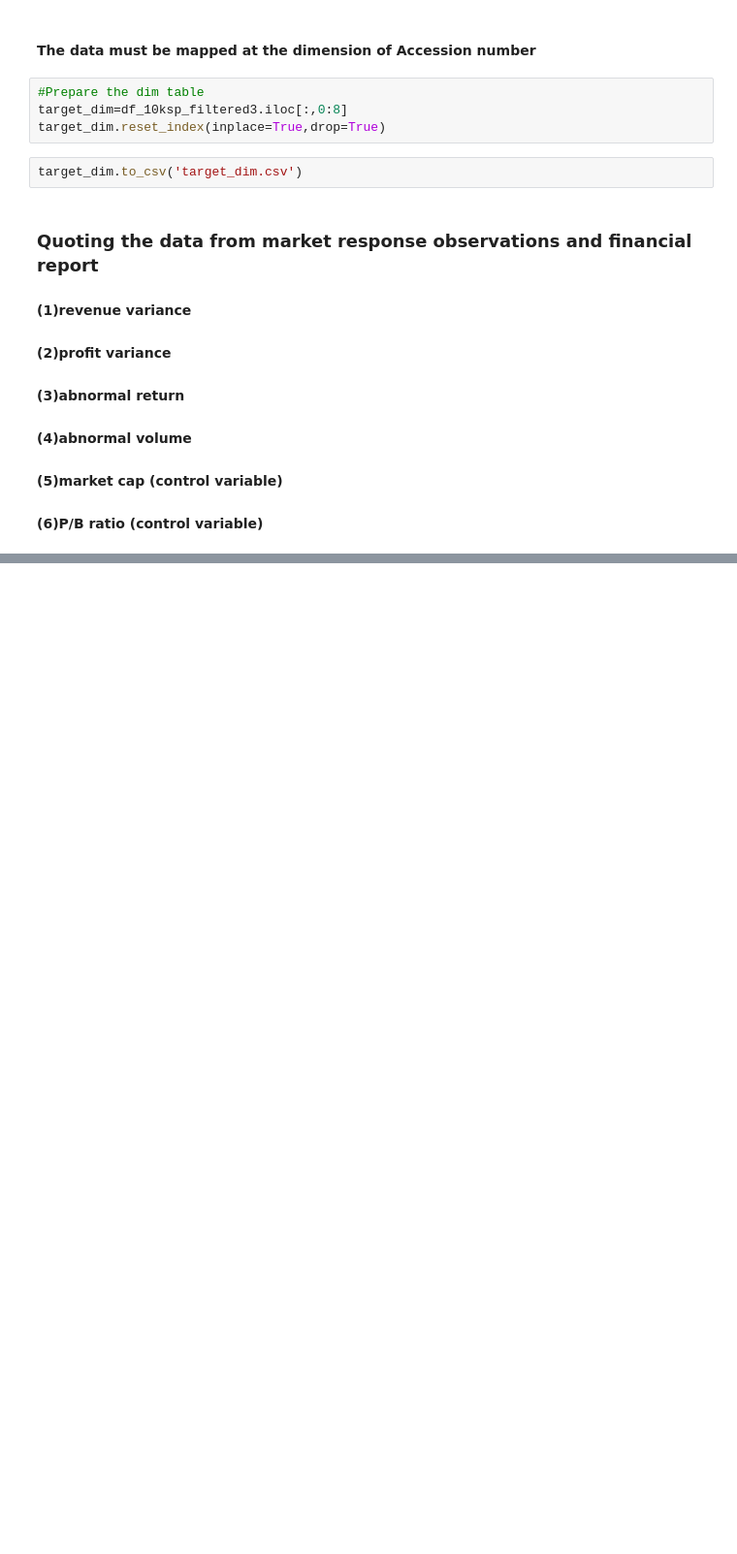
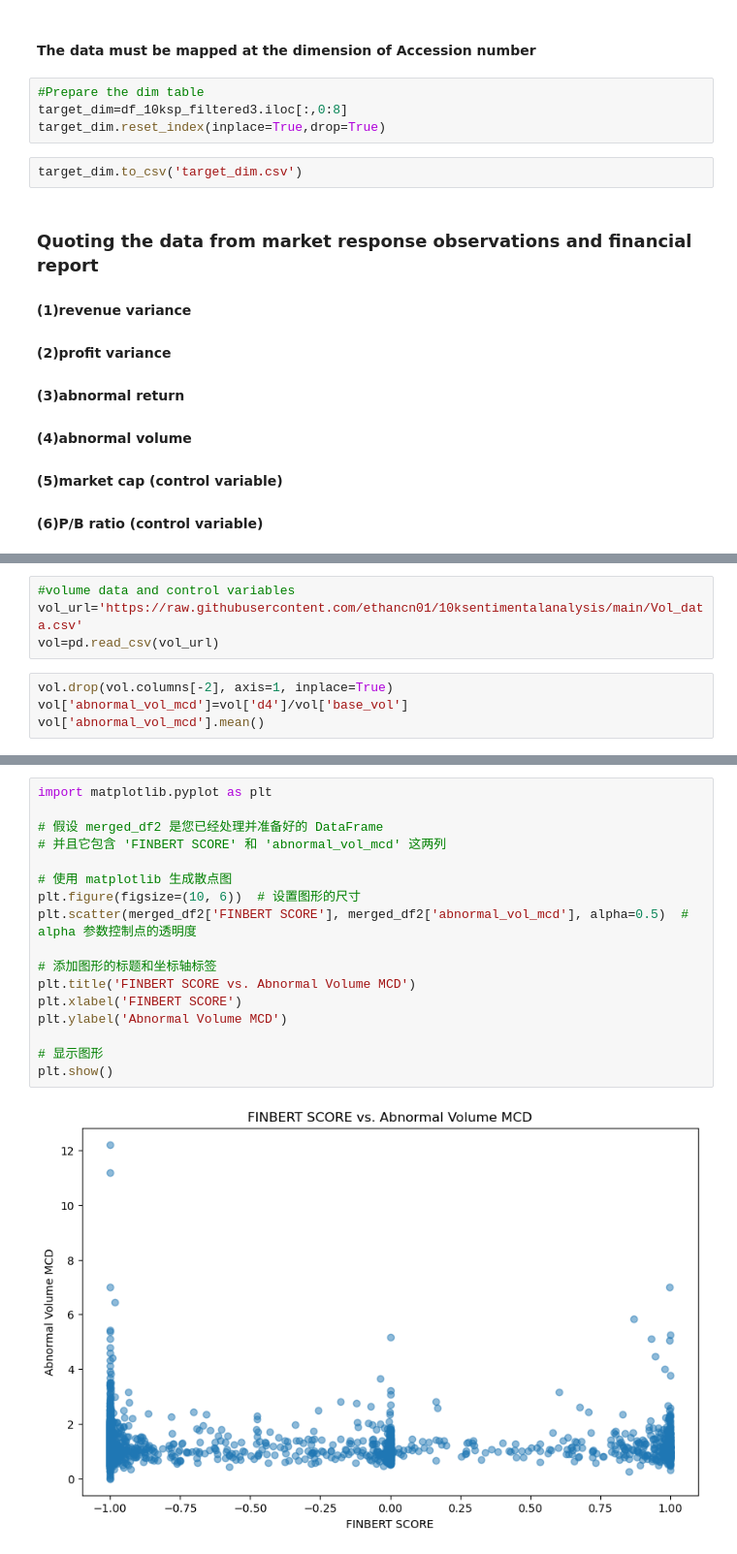
Before and after one commit to suchitranayak1998/10ksentimentalanalysis, a Jupyter notebook: Hypothesis_testing.ipynb, the cells around one changed output, grey strips where cells are left out. Shown: that part at 97% size. Cells and saved outputs as stored; diff of their text form; blank space fills up the shorter version.

```diff
--- a/Hypothesis_testing.ipynb
+++ b/Hypothesis_testing.ipynb
@@ -97,0 +324,8 @@ target_dim.to_csv('target_dim.csv')
+# %%
+#volume data and control variables
+vol_url='https://raw.githubusercontent.com/ethancn01/10ksentimentalanalysis/main/Vol_data.csv'
+vol=pd.read_csv(vol_url)
+# %%
+vol.drop(vol.columns[-2], axis=1, inplace=True)
+vol['abnormal_vol_mcd']=vol['d4']/vol['base_vol']
+vol['abnormal_vol_mcd'].mean()
@@ -97,0 +715,19 @@ target_dim.to_csv('target_dim.csv')
+# %%
+import matplotlib.pyplot as plt
+
+# 假设 merged_df2 是您已经处理并准备好的 DataFrame
+# 并且它包含 'FINBERT SCORE' 和 'abnormal_vol_mcd' 这两列
+
+# 使用 matplotlib 生成散点图
+plt.figure(figsize=(10, 6))  # 设置图形的尺寸
+plt.scatter(merged_df2['FINBERT SCORE'], merged_df2['abnormal_vol_mcd'], alpha=0.5)  # alpha 参数控制点的透明度
+
+# 添加图形的标题和坐标轴标签
+plt.title('FINBERT SCORE vs. Abnormal Volume MCD')
+plt.xlabel('FINBERT SCORE')
+plt.ylabel('Abnormal Volume MCD')
+
+# 显示图形
+plt.show()
+# %% [output]
+[figure, added]
```
Also changed, not shown: parts of 36 cells of this notebook.
